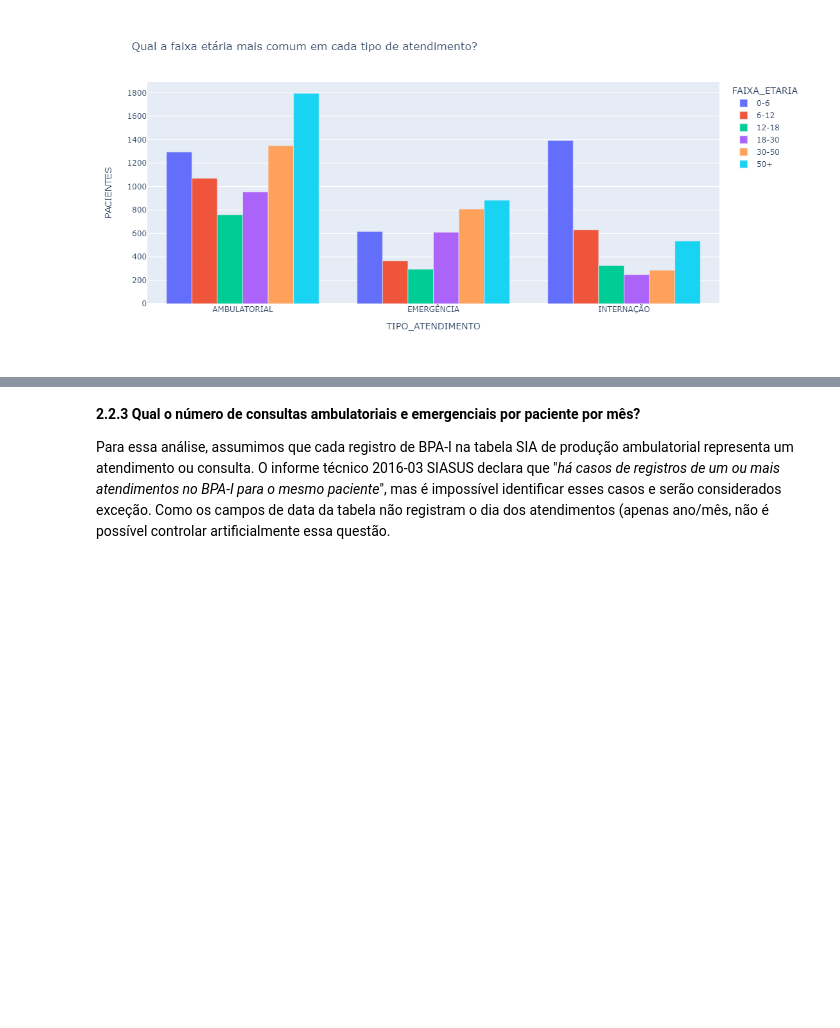
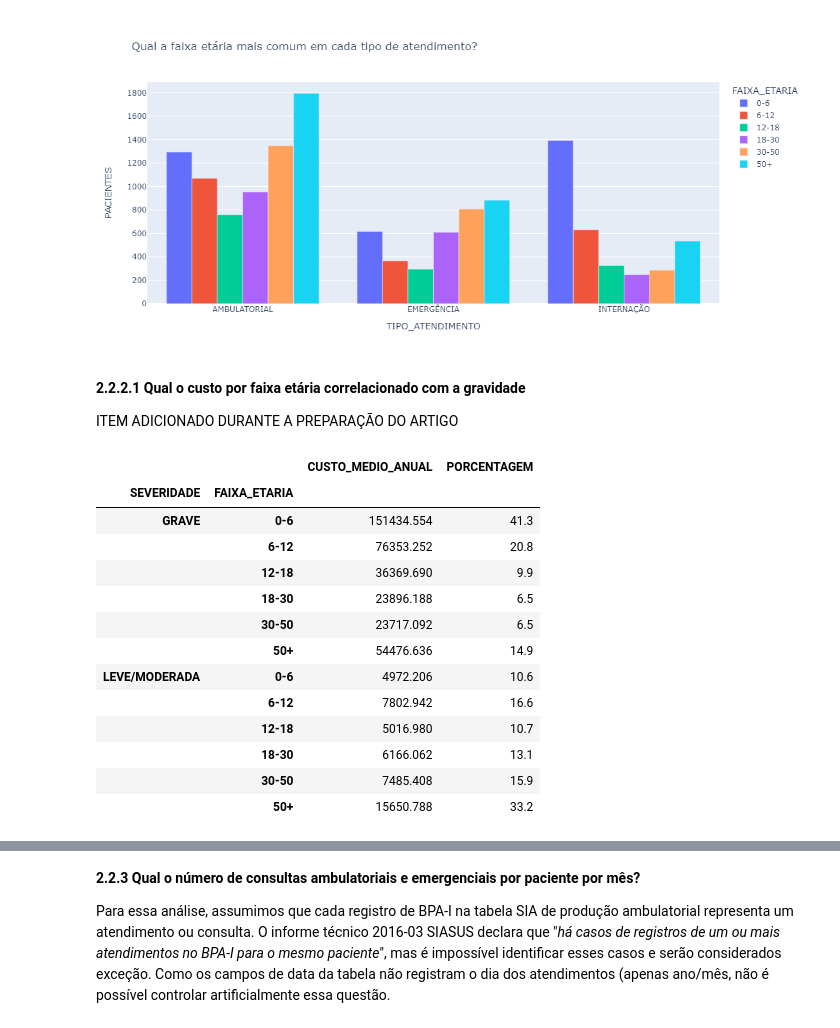
Before and after one commit to DaniloGouvea/datathon-dermatite-atopica, a Jupyter notebook: dermatite.ipynb, the cells around one changed output, grey strips where cells are left out. Saved outputs shown, nothing was run; the diff lists cells and outputs as text; code cells hidden in the pictures; blank space fills up the shorter version.

Commit message:
Add annual cost by severity and age group

```diff
--- a/dermatite.ipynb
+++ b/dermatite.ipynb
@@ -1287,3 +1287,36 @@ px.bar(age_groups.reset_index(),
 [interactive output not drawn]
 # %% [markdown]
 ![newplot.png](embedded-picture-1)
+# %% [markdown]
+**2.2.2.1 Qual o custo por faixa etária correlacionado com a gravidade**
+
+ITEM ADICIONADO DURANTE A PREPARAÇÃO DO ARTIGO
+# %%
+cost_age_groups = df.groupby(['SEVERIDADE', 'FAIXA_ETARIA', 'ANO']).agg(
+      CUSTO=pd.NamedAgg('PA_VALAPR', 'sum')
+).reset_index().groupby(['SEVERIDADE', 'FAIXA_ETARIA']).agg(
+    CUSTO_MEDIO_ANUAL=pd.NamedAgg('CUSTO', 'mean')
+)
+
+cost_age_groups['PORCENTAGEM'] = np.NaN
+
+for severidade in df.SEVERIDADE.unique():
+  total = cost_age_groups.loc[severidade].CUSTO_MEDIO_ANUAL.sum()
+  cost_age_groups.loc[severidade, 'PORCENTAGEM'] = round(cost_age_groups.CUSTO_MEDIO_ANUAL / total * 100, 1)
+
+cost_age_groups
+# %% [output]
+|  |  | CUSTO_MEDIO_ANUAL | PORCENTAGEM |
+| SEVERIDADE | FAIXA_ETARIA |  |  |
+| GRAVE | 0-6 | 151434.554 | 41.3 |
+|  | 6-12 | 76353.252 | 20.8 |
+|  | 12-18 | 36369.690 | 9.9 |
+|  | 18-30 | 23896.188 | 6.5 |
+|  | 30-50 | 23717.092 | 6.5 |
+|  | 50+ | 54476.636 | 14.9 |
+| LEVE/MODERADA | 0-6 | 4972.206 | 10.6 |
+|  | 6-12 | 7802.942 | 16.6 |
+|  | 12-18 | 5016.980 | 10.7 |
+|  | 18-30 | 6166.062 | 13.1 |
+|  | 30-50 | 7485.408 | 15.9 |
+|  | 50+ | 15650.788 | 33.2 |
```
Also changed, not shown: parts of 2 cells of this notebook.
